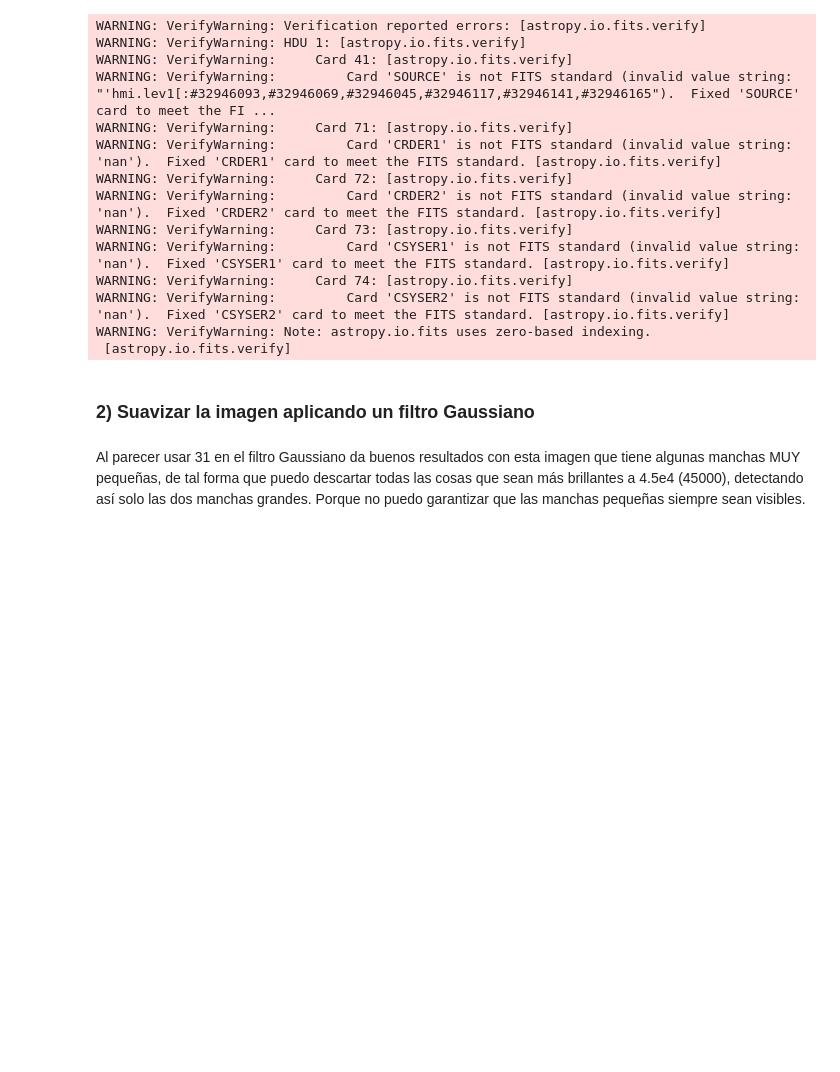
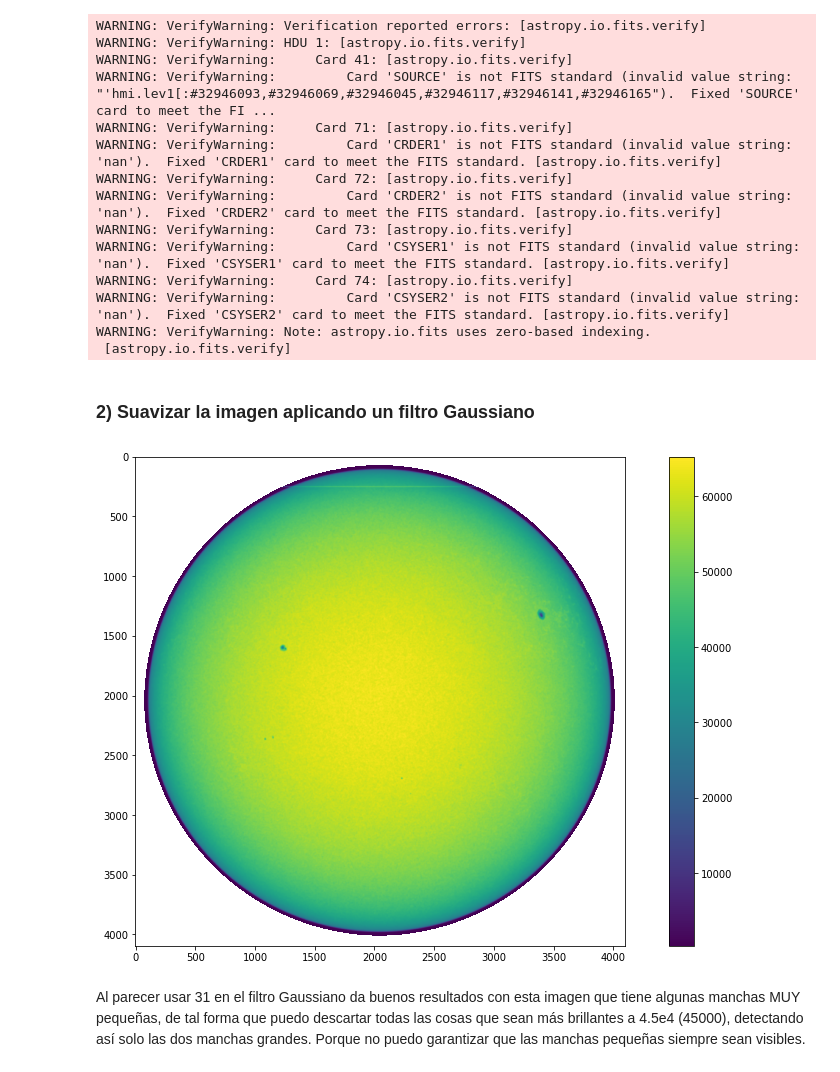
Before and after one commit to ijpulidos/solar-physics-ex, a Jupyter notebook: rotation/Processing.ipynb, the cells around one changed output. Saved outputs shown, nothing was run; the diff lists cells and outputs as text; code cells hidden in the pictures; blank space fills up the shorter version.

```diff
--- a/rotation/Processing.ipynb
+++ b/rotation/Processing.ipynb
@@ -221,4 +209,4 @@ def extract_fits_data(index):
     '''
     fitsfile = fits.open(basepath[0]+'/'+fits_files[index])
     fitsfile.verify('fix')
-    return fitsfile[1].data
+    return fitsfile[1].header, fitsfile[1].data
@@ -225,14 +217,16 @@ def extract_fits_data(index):
 # %%
-# Apply mask
-data = extract_fits_data(14)
+# Apply mask function
+
+header, data = extract_fits_data(14)
+sun_map = Map((header, data))
 data[mask] = 100000
 # plot data to check background removal
-%matplotlib qt5
-plt.figure()
-plt.imshow(data)
-plt.figure()
-plt.imshow(extract_fits_data(14))
-plt.show()
+#%matplotlib qt5
+#plt.figure()
+#plt.imshow(data)
+#plt.figure()
+#plt.imshow(extract_fits_data(14))
+#plt.show()
 # %% [output]
 WARNING: VerifyWarning: Verification reported errors: [astropy.io.fits.verify]
 WARNING: VerifyWarning: HDU 1: [astropy.io.fits.verify]
@@ -255,10 +249,13 @@ WARNING: VerifyWarning: Note: astropy.io.fits uses zero-based indexing.
 blurred = cv2.GaussianBlur(data, (31, 31), 0)
 # %%
 # Plot blurred image
-%matplotlib qt5
+%matplotlib inline
+plt.figure(figsize=(16,9))
 plt.imshow(blurred)
 plt.colorbar()
 plt.show()
+# %% [output]
+[figure, added]
 # %% [markdown]
 Al parecer usar 31 en el filtro Gaussiano da buenos resultados con esta imagen que tiene algunas manchas MUY pequeñas, de tal forma que puedo descartar todas las cosas que sean más brillantes a 4.5e4 (45000), detectando así solo las dos manchas grandes. Porque no puedo garantizar que las manchas pequeñas siempre sean visibles.
 # %% [markdown]
```
Also changed, not shown: parts of 18 cells of this notebook, 1 other file.
